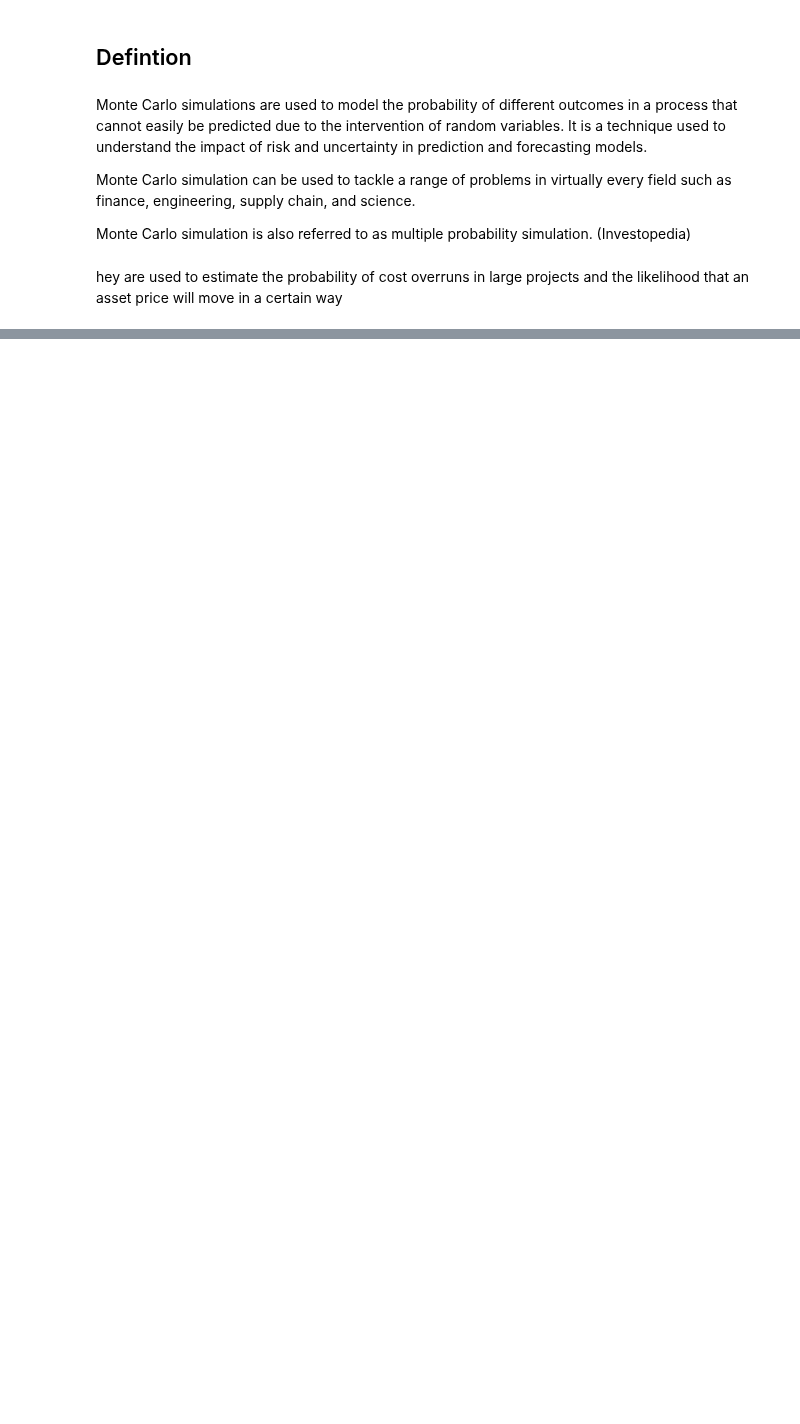
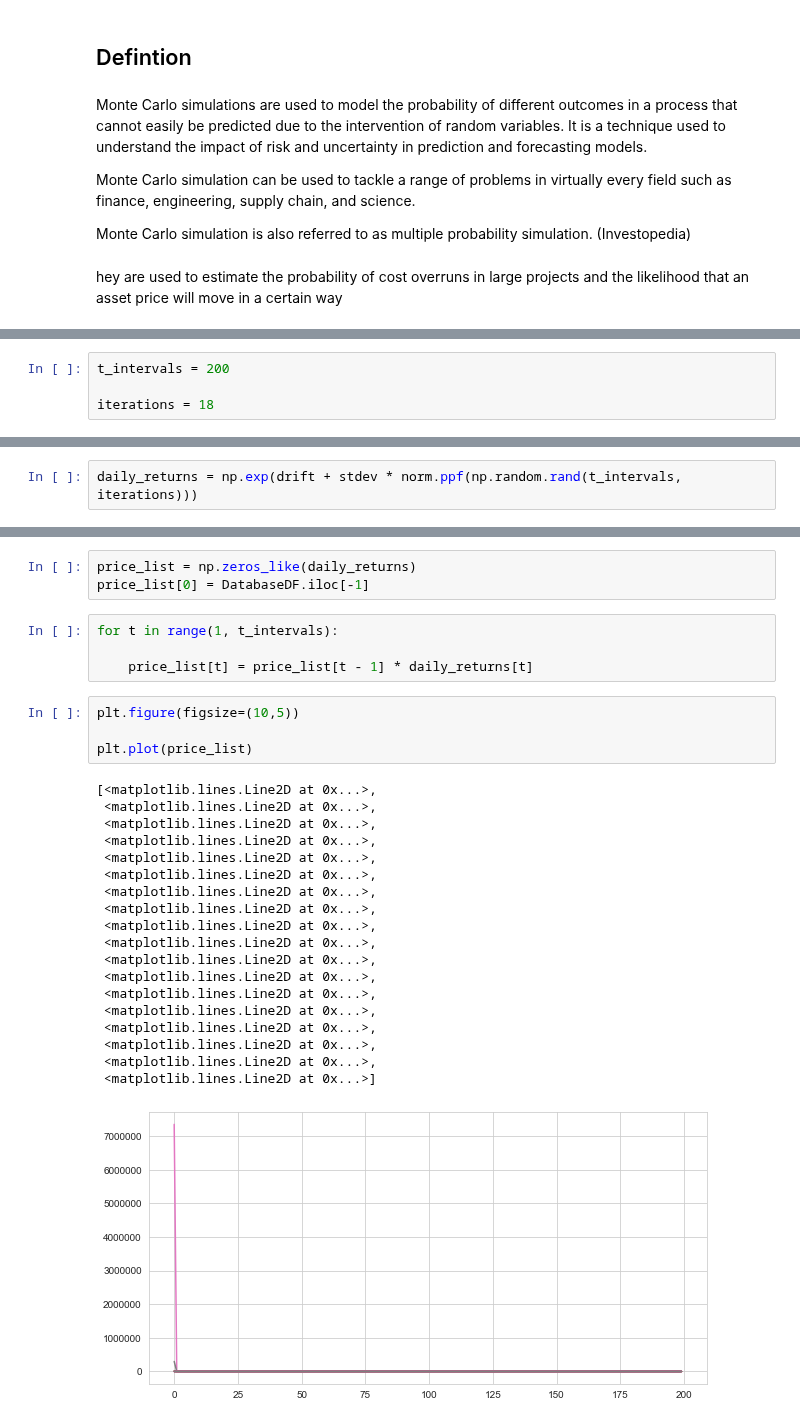
Before and after one commit to FRI-Energy-Analytics/2020_summer_fellows, a Jupyter notebook: Feature Selection - Novel Viz/Model_Testing/Monte_Carlo.ipynb, the cells around one changed output, grey strips where cells are left out. Drawn from its saved outputs; the diff is of its cells as text; blank space fills up the shorter version.

```diff
--- a/Feature Selection - Novel Viz/Model_Testing/Monte_Carlo.ipynb
+++ b/Feature Selection - Novel Viz/Model_Testing/Monte_Carlo.ipynb
@@ -206,0 +94,4 @@ The cell above are trying to find optimal variance; however, I do not the code i
+# %%
+t_intervals = 200
+
+iterations = 18
@@ -206,0 +101,2 @@ The cell above are trying to find optimal variance; however, I do not the code i
+# %%
+daily_returns = np.exp(drift + stdev * norm.ppf(np.random.rand(t_intervals, iterations)))
@@ -206,0 +119,31 @@ The cell above are trying to find optimal variance; however, I do not the code i
+# %%
+price_list = np.zeros_like(daily_returns)
+price_list[0] = DatabaseDF.iloc[-1]
+# %%
+for t in range(1, t_intervals):
+
+    price_list[t] = price_list[t - 1] * daily_returns[t]
+# %%
+plt.figure(figsize=(10,5))
+
+plt.plot(price_list)
+# %% [output]
+[<matplotlib.lines.Line2D at 0x...>,
+ <matplotlib.lines.Line2D at 0x...>,
+ <matplotlib.lines.Line2D at 0x...>,
+ <matplotlib.lines.Line2D at 0x...>,
+ <matplotlib.lines.Line2D at 0x...>,
+ <matplotlib.lines.Line2D at 0x...>,
+ <matplotlib.lines.Line2D at 0x...>,
+ <matplotlib.lines.Line2D at 0x...>,
+ <matplotlib.lines.Line2D at 0x...>,
+ <matplotlib.lines.Line2D at 0x...>,
+ <matplotlib.lines.Line2D at 0x...>,
+ <matplotlib.lines.Line2D at 0x...>,
+ <matplotlib.lines.Line2D at 0x...>,
+ <matplotlib.lines.Line2D at 0x...>,
+ <matplotlib.lines.Line2D at 0x...>,
+ <matplotlib.lines.Line2D at 0x...>,
+ <matplotlib.lines.Line2D at 0x...>,
+ <matplotlib.lines.Line2D at 0x...>]
+[figure, added]
```
Also changed, not shown: parts of 22 cells of this notebook.
